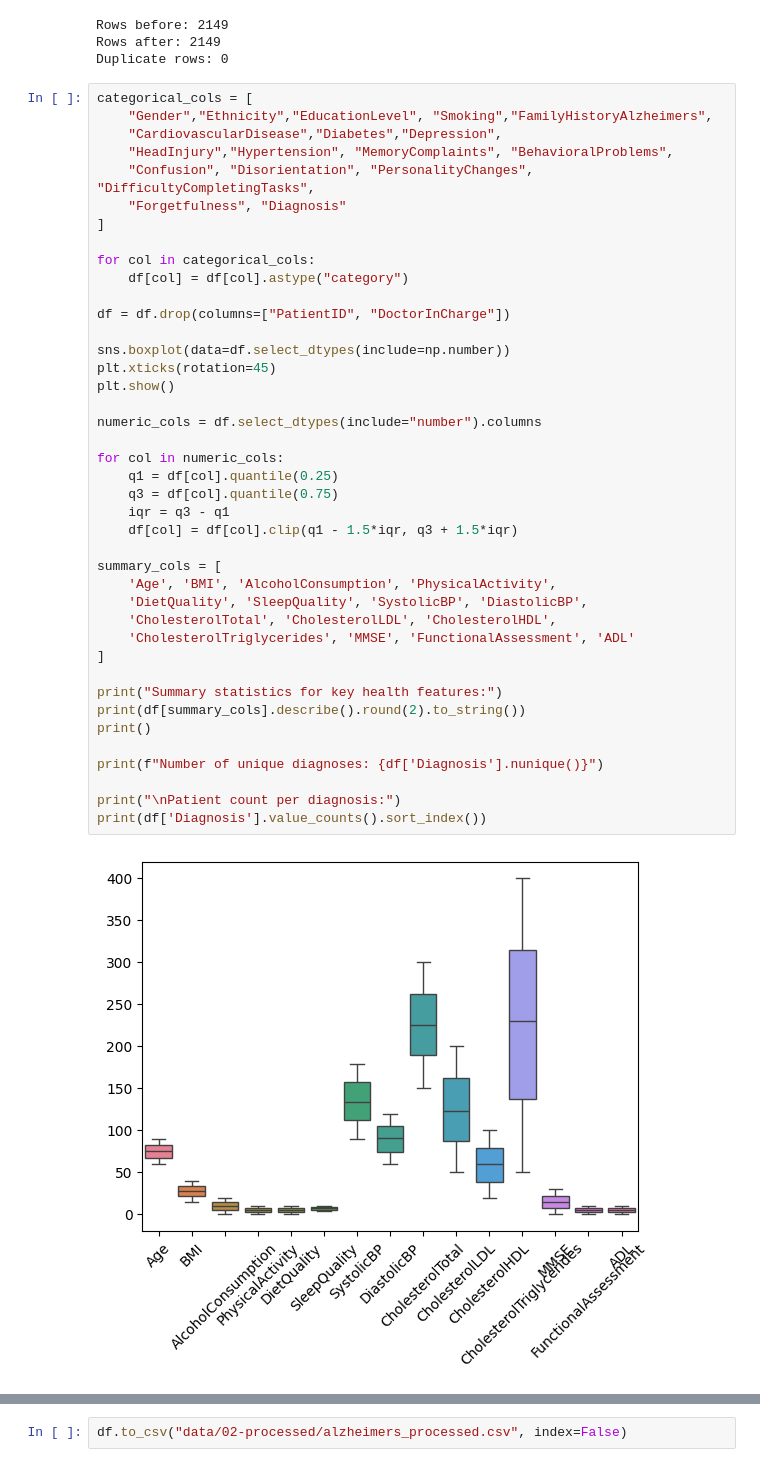
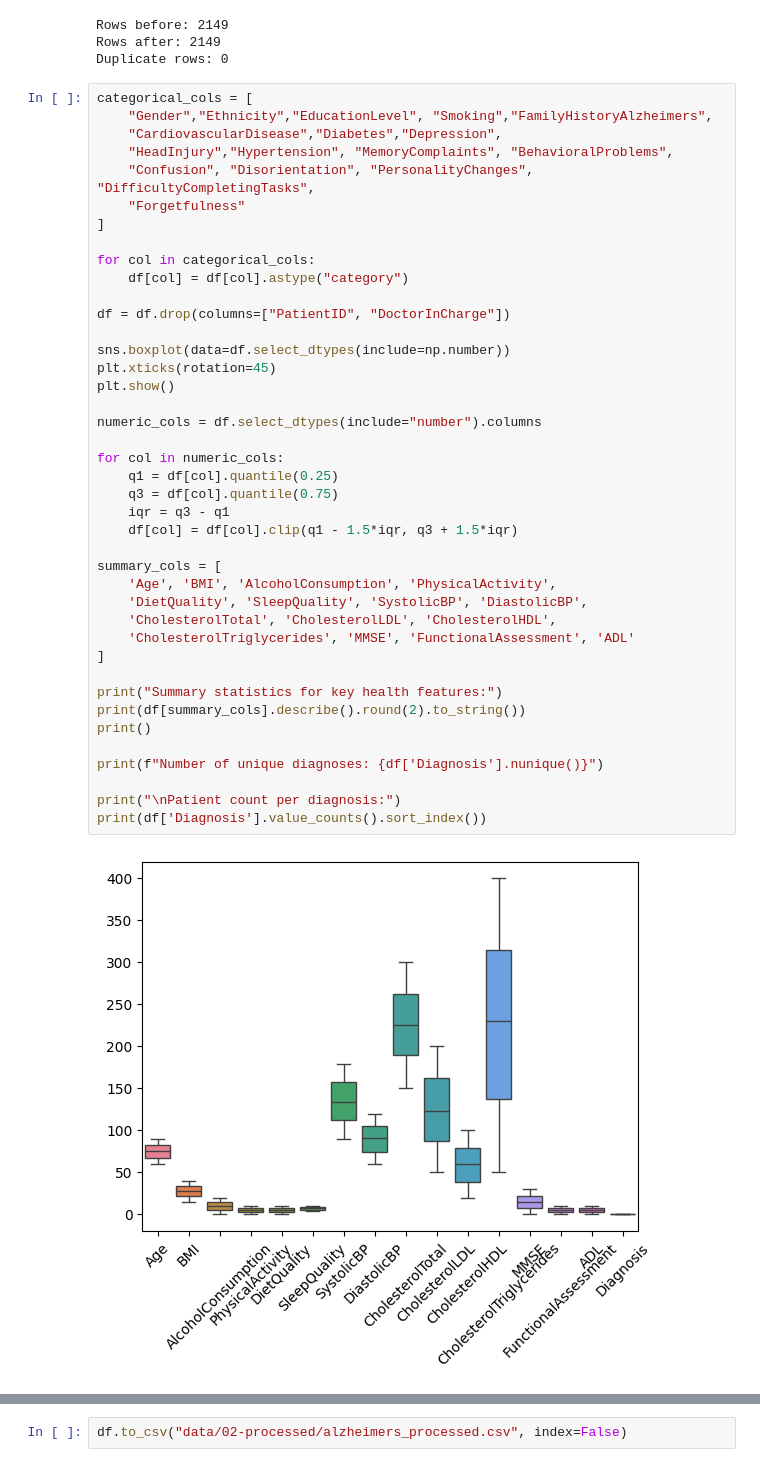
Before and after one commit to COGS108/Group056_WI26, a Jupyter notebook: 03-FinalProject.ipynb, the cells around one changed output, grey strips where cells are left out. Cells and saved outputs as stored; diff of their text form.

```diff
--- a/03-FinalProject.ipynb
+++ b/03-FinalProject.ipynb
@@ -184,7 +184,7 @@ categorical_cols = [
     "CardiovascularDisease","Diabetes","Depression",
     "HeadInjury","Hypertension", "MemoryComplaints", "BehavioralProblems",
     "Confusion", "Disorientation", "PersonalityChanges", "DifficultyCompletingTasks",
-    "Forgetfulness", "Diagnosis"
+    "Forgetfulness"
 ]
 
 for col in categorical_cols:
@@ -193,34 +193,34 @@ for col in categorical_cols:
 df = df.drop(columns=["PatientID", "DoctorInCharge"])
 
 sns.boxplot(data=df.select_dtypes(include=np.number))
 plt.xticks(rotation=45)
 plt.show()
 
 numeric_cols = df.select_dtypes(include="number").columns
 
 for col in numeric_cols:
     q1 = df[col].quantile(0.25)
     q3 = df[col].quantile(0.75)
     iqr = q3 - q1
     df[col] = df[col].clip(q1 - 1.5*iqr, q3 + 1.5*iqr)
 
 summary_cols = [
     'Age', 'BMI', 'AlcoholConsumption', 'PhysicalActivity',
     'DietQuality', 'SleepQuality', 'SystolicBP', 'DiastolicBP',
     'CholesterolTotal', 'CholesterolLDL', 'CholesterolHDL',
     'CholesterolTriglycerides', 'MMSE', 'FunctionalAssessment', 'ADL'
 ]
 
 print("Summary statistics for key health features:")
 print(df[summary_cols].describe().round(2).to_string())
 print()
 
 print(f"Number of unique diagnoses: {df['Diagnosis'].nunique()}")
 
 print("\nPatient count per diagnosis:")
 print(df['Diagnosis'].value_counts().sort_index())
 # %% [output]
-[figure, old version]
+[figure, new version]
 Summary statistics for key health features:
            Age      BMI  AlcoholConsumption  PhysicalActivity  DietQuality  SleepQuality  SystolicBP  DiastolicBP  CholesterolTotal  CholesterolLDL  CholesterolHDL  CholesterolTriglycerides     MMSE   ...
 count  2149.00  2149.00             2149.00           2149.00      2149.00       2149.00     2149.00      2149.00           2149.00         2149.00         2149.00                   2149.00  2149.00   ...
```
Also changed, not shown: parts of 21 cells of this notebook.
